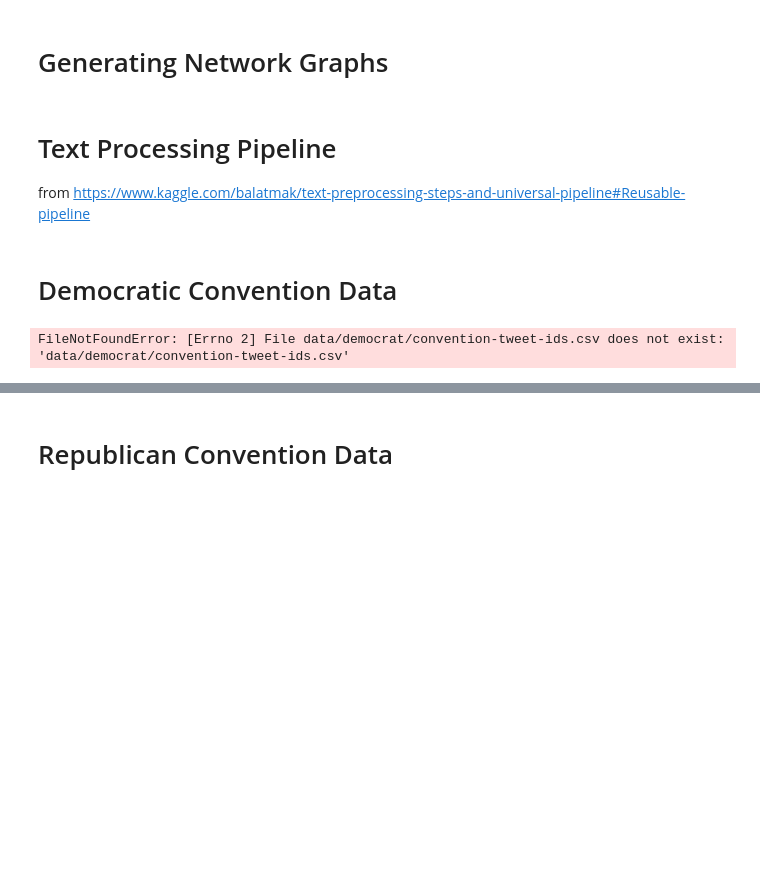
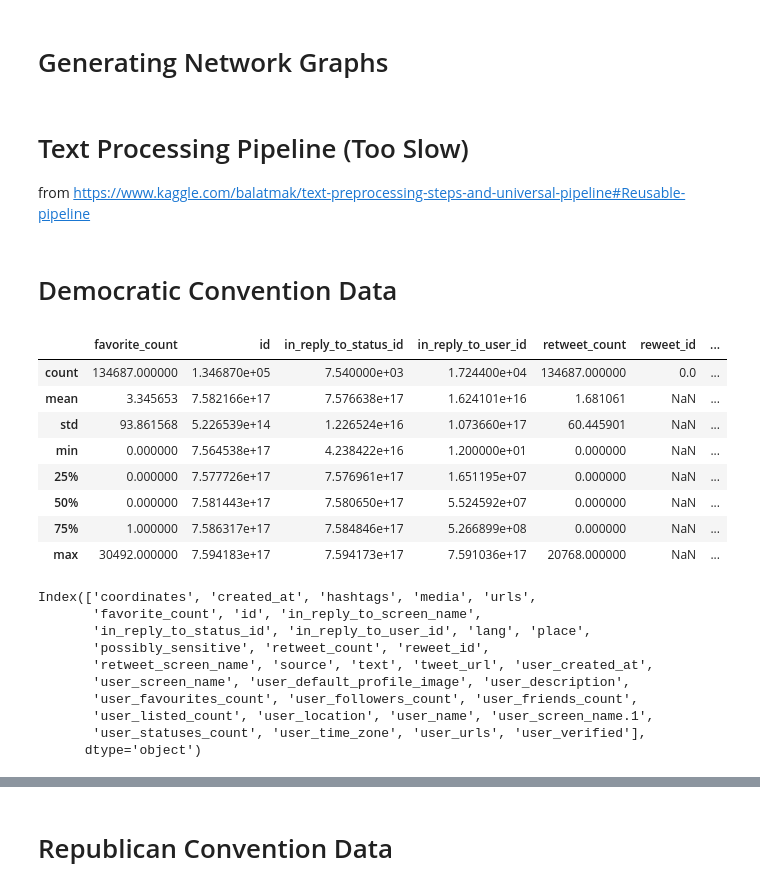
Before and after one commit to jakemull13/Network-Analysis-of-Political-Communites-on-Twitter, a Jupyter notebook: EDA.ipynb, the cells around one changed output, grey strips where cells are left out. Drawn from its saved outputs; the diff is of its cells as text; code cells hidden in the pictures; blank space fills up the shorter version.

```diff
--- a/EDA.ipynb
+++ b/EDA.ipynb
@@ -44,7 +44,7 @@ def generate_graph(edge_filepath, node_filepath, title='gephi_graph'):
     print(nx.info(G))
     nx.write_gexf(G, edge_filepath.append('{}'.format(title)))
 # %% [markdown]
-# Text Processing Pipeline
+# Text Processing Pipeline (Too Slow)
 from https://www.kaggle.com/balatmak/text-preprocessing-steps-and-universal-pipeline#Reusable-pipeline
 # %%
 import numpy as np
@@ -132,8 +132,26 @@ class TextPreprocessor(BaseEstimator, TransformerMixin):
 # %% [markdown]
 # Democratic Convention Data
 # %%
-dconvention_df = pd.read_csv('data/democrat/convention-tweet-ids.csv')
+dconvention_df = pd.read_csv('large_data/dconvention-tweet-ids.csv')
 dconvention_df.describe()
 dconvention_df.columns
 # %% [output]
+|  | favorite_count | id | in_reply_to_status_id | in_reply_to_user_id | retweet_count | reweet_id | ... |
+| count | 134687.000000 | 1.346870e+05 | 7.540000e+03 | 1.724400e+04 | 134687.000000 | 0.0 | ... |
+| mean | 3.345653 | 7.582166e+17 | 7.576638e+17 | 1.624101e+16 | 1.681061 | NaN | ... |
+| std | 93.861568 | 5.226539e+14 | 1.226524e+16 | 1.073660e+17 | 60.445901 | NaN | ... |
+| min | 0.000000 | 7.564538e+17 | 4.238422e+16 | 1.200000e+01 | 0.000000 | NaN | ... |
+| 25% | 0.000000 | 7.577726e+17 | 7.576961e+17 | 1.651195e+07 | 0.000000 | NaN | ... |
+| 50% | 0.000000 | 7.581443e+17 | 7.580650e+17 | 5.524592e+07 | 0.000000 | NaN | ... |
+| 75% | 1.000000 | 7.586317e+17 | 7.584846e+17 | 5.266899e+08 | 0.000000 | NaN | ... |
+| max | 30492.000000 | 7.594183e+17 | 7.594173e+17 | 7.591036e+17 | 20768.000000 | NaN | ... |
-FileNotFoundError: [Errno 2] File data/democrat/convention-tweet-ids.csv does not exist: 'data/democrat/convention-tweet-ids.csv'
+Index(['coordinates', 'created_at', 'hashtags', 'media', 'urls',
+       'favorite_count', 'id', 'in_reply_to_screen_name',
+       'in_reply_to_status_id', 'in_reply_to_user_id', 'lang', 'place',
+       'possibly_sensitive', 'retweet_count', 'reweet_id',
+       'retweet_screen_name', 'source', 'text', 'tweet_url', 'user_created_at',
+       'user_screen_name', 'user_default_profile_image', 'user_description',
+       'user_favourites_count', 'user_followers_count', 'user_friends_count',
+       'user_listed_count', 'user_location', 'user_name', 'user_screen_name.1',
+       'user_statuses_count', 'user_time_zone', 'user_urls', 'user_verified'],
+      dtype='object')
```
Also changed, not shown: parts of 4 cells of this notebook, 14 other files.
